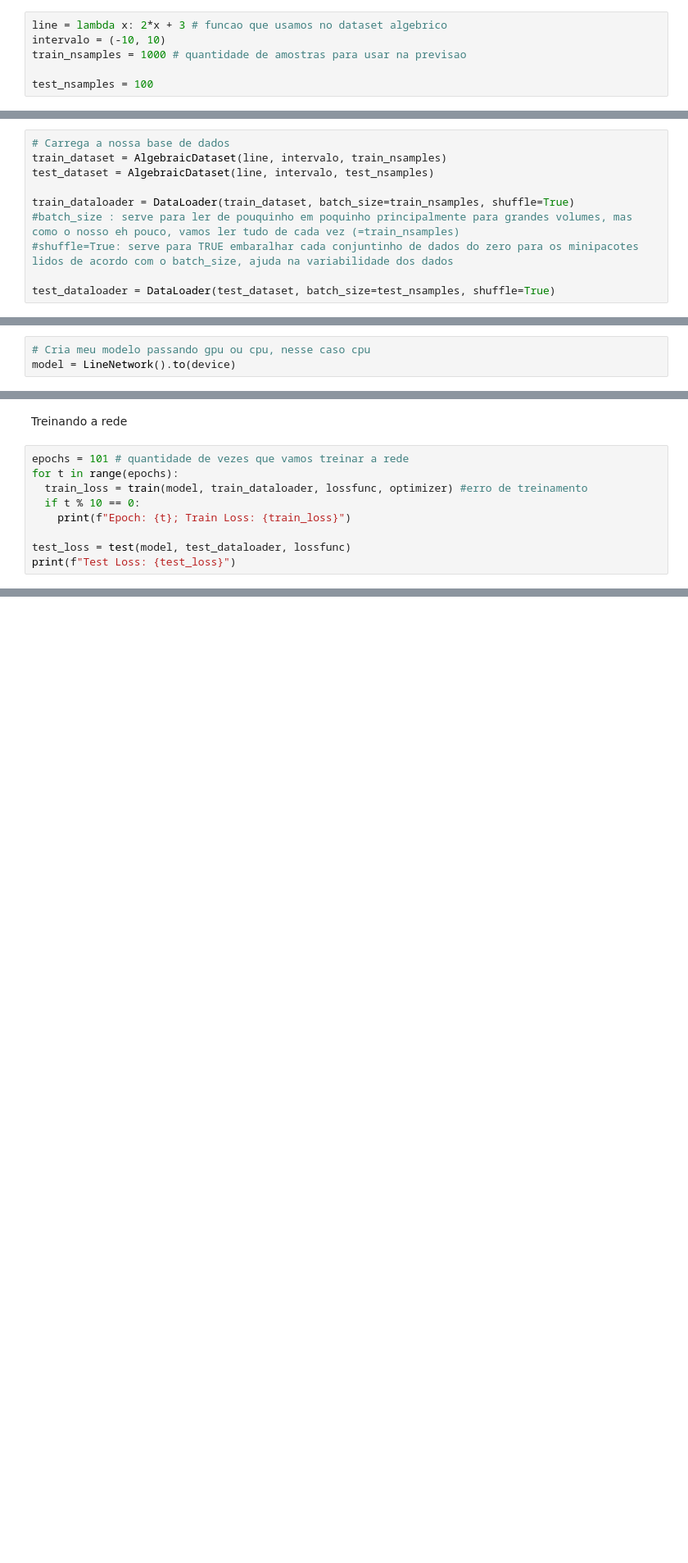
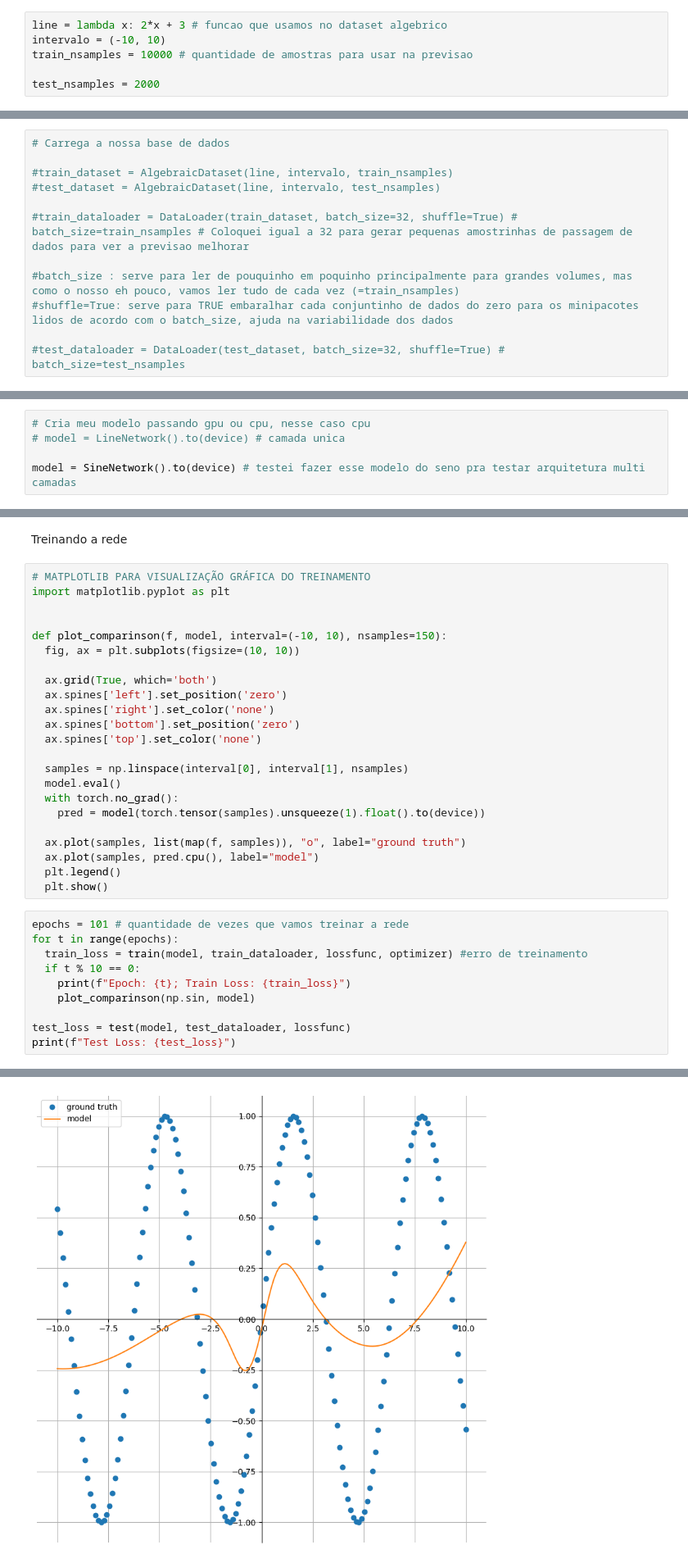
Before and after one commit to raphhax/deep-learning, a Jupyter notebook: primeirospassosdl.ipynb, the cells around one changed output, grey strips where cells are left out. Shown at 82% size. Cells and saved outputs as stored; diff of their text form; blank space fills up the shorter version.

Commit message:
Feat: finalizando projeto linear e inicializando projetos multi camadas com seno.

```diff
--- a/primeirospassosdl.ipynb
+++ b/primeirospassosdl.ipynb
@@ -42,6 +62,6 @@ class AlgebraicDataset(Dataset): # Nosso dataset deriva do dataset do pytorch en
 # %%
 line = lambda x: 2*x + 3 # funcao que usamos no dataset algebrico
 intervalo = (-10, 10)
-train_nsamples = 1000 # quantidade de amostras para usar na previsao
+train_nsamples = 10000 # quantidade de amostras para usar na previsao
 
-test_nsamples = 100
+test_nsamples = 2000
@@ -48,10 +82,12 @@ test_nsamples = 100
 # %%
 # Carrega a nossa base de dados
-train_dataset = AlgebraicDataset(line, intervalo, train_nsamples)
-test_dataset = AlgebraicDataset(line, intervalo, test_nsamples)
 
-train_dataloader = DataLoader(train_dataset, batch_size=train_nsamples, shuffle=True)
+#train_dataset = AlgebraicDataset(line, intervalo, train_nsamples)
+#test_dataset = AlgebraicDataset(line, intervalo, test_nsamples)
+
+#train_dataloader = DataLoader(train_dataset, batch_size=32, shuffle=True) #  batch_size=train_nsamples # Coloquei igual a 32 para gerar pequenas amostrinhas de passagem de dados para ver a previsao melhorar
+
 #batch_size : serve para ler de pouquinho em poquinho principalmente para grandes volumes, mas como o nosso eh pouco, vamos ler tudo de cada vez (=train_nsamples)
 #shuffle=True: serve para TRUE embaralhar cada conjuntinho de dados do zero para os minipacotes lidos de acordo com o batch_size, ajuda na variabilidade dos dados
 
-test_dataloader = DataLoader(test_dataset, batch_size=test_nsamples, shuffle=True)
+#test_dataloader = DataLoader(test_dataset, batch_size=32, shuffle=True) # batch_size=test_nsamples
@@ -67,6 +103,8 @@ print(f"Rodando na {device}")
 # %%
 # Cria meu modelo passando gpu ou cpu, nesse caso cpu
-model = LineNetwork().to(device)
+# model = LineNetwork().to(device) # camada unica
+
+model = SineNetwork().to(device) # testei fazer esse modelo do seno pra testar arquitetura multi camadas
 # %%
 #aqui vamos começar a corrigir o erro
 # Função de perda
@@ -116,12 +154,37 @@ def test(model, dataloader, lossfunc):
   return cumloss/len(dataloader)
 # %% [markdown]
 Treinando a rede
+# %%
+# MATPLOTLIB PARA VISUALIZAÇÃO GRÁFICA DO TREINAMENTO
+import matplotlib.pyplot as plt
+
+
+def plot_comparinson(f, model, interval=(-10, 10), nsamples=150):
+  fig, ax = plt.subplots(figsize=(10, 10))
+
+  ax.grid(True, which='both')
+  ax.spines['left'].set_position('zero')
+  ax.spines['right'].set_color('none')
+  ax.spines['bottom'].set_position('zero')
+  ax.spines['top'].set_color('none')
+
+  samples = np.linspace(interval[0], interval[1], nsamples)
+  model.eval()
+  with torch.no_grad():
+    pred = model(torch.tensor(samples).unsqueeze(1).float().to(device))
+
+  ax.plot(samples, list(map(f, samples)), "o", label="ground truth")
+  ax.plot(samples, pred.cpu(), label="model")
+  plt.legend()
+  plt.show()
 # %%
 epochs = 101 # quantidade de vezes que vamos treinar a rede
 for t in range(epochs):
   train_loss = train(model, train_dataloader, lossfunc, optimizer) #erro de treinamento
   if t % 10 == 0:
     print(f"Epoch: {t}; Train Loss: {train_loss}")
+    plot_comparinson(np.sin, model)
 
 test_loss = test(model, test_dataloader, lossfunc)
 print(f"Test Loss: {test_loss}")
+# %% [output]
@@ -127,0 +192 @@ print(f"Test Loss: {test_loss}")
+[figure, added]
```
Also changed, not shown: parts of 7 cells of this notebook.
